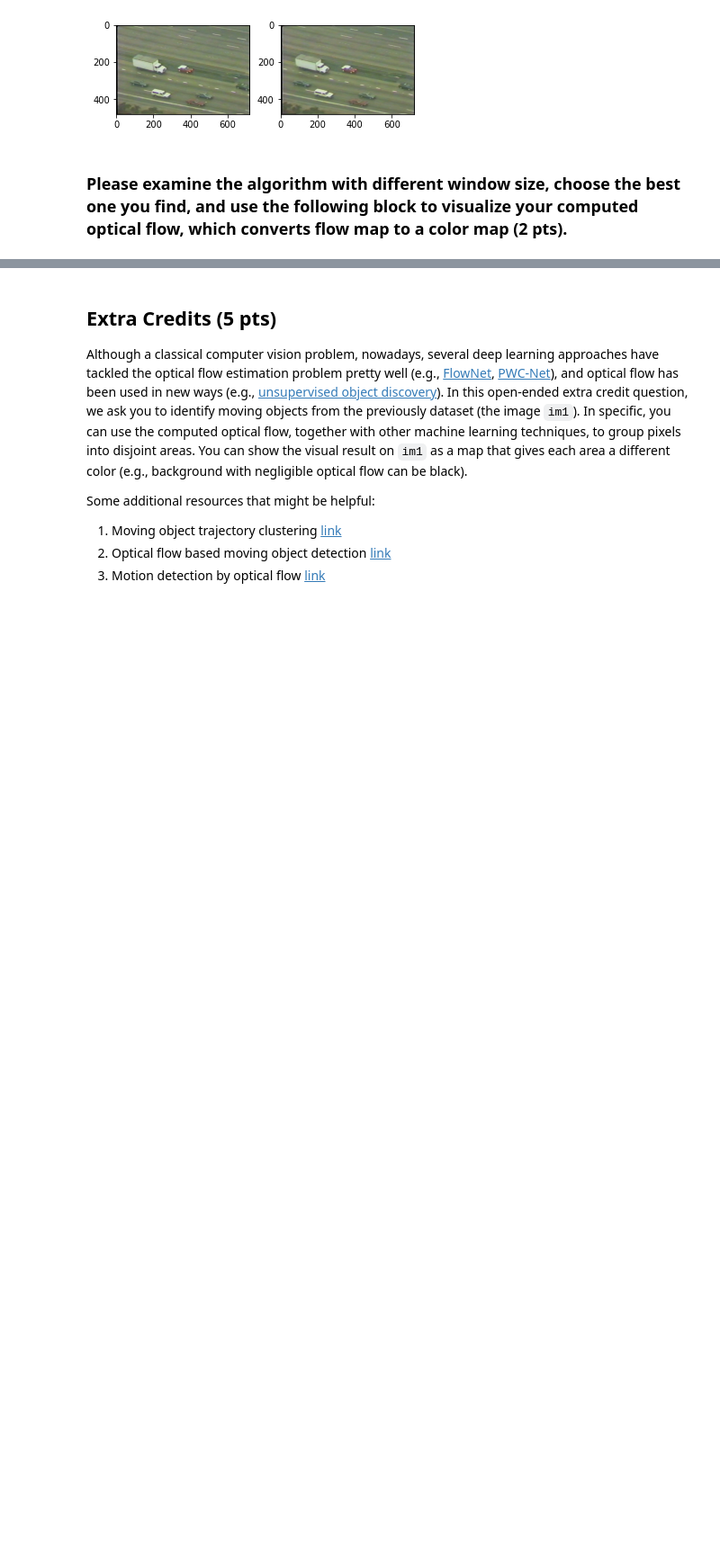
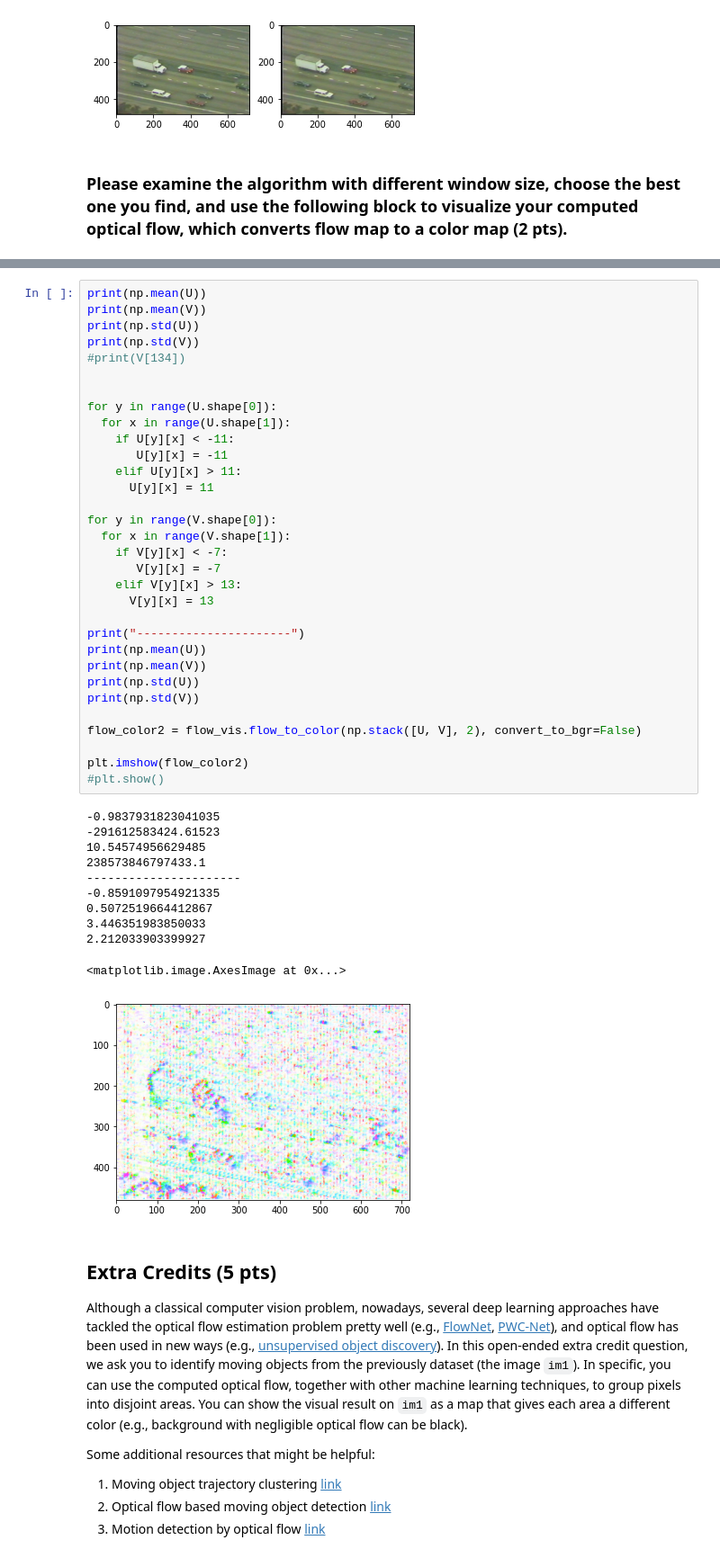
Before and after one commit to DanielGao98/Computer-Vision, a Jupyter notebook: HW4.ipynb, the cells around one changed output, grey strips where cells are left out. Shown at 90% size. Drawn from its saved outputs; the diff is of its cells as text; blank space fills up the shorter version.

```diff
--- a/HW4.ipynb
+++ b/HW4.ipynb
@@ -457,3 +493,47 @@ TypeError: ignored
+# %%
+print(np.mean(U))
+print(np.mean(V))
+print(np.std(U))
+print(np.std(V))
+#print(V[134])
+
+
+for y in range(U.shape[0]):
+  for x in range(U.shape[1]):
+    if U[y][x] < -11:
+       U[y][x] = -11
+    elif U[y][x] > 11:
+      U[y][x] = 11
+
+for y in range(V.shape[0]):
+  for x in range(V.shape[1]):
+    if V[y][x] < -7:
+       V[y][x] = -7
+    elif V[y][x] > 13:
+      V[y][x] = 13
+
+print("----------------------")
+print(np.mean(U))
+print(np.mean(V))
+print(np.std(U))
+print(np.std(V))
+
+flow_color2 = flow_vis.flow_to_color(np.stack([U, V], 2), convert_to_bgr=False)
+
+plt.imshow(flow_color2)
+#plt.show()
+# %% [output]
+-0.9837931823041035
+-291612583424.61523
+10.54574956629485
+238573846797433.1
+----------------------
+-0.8591097954921335
+0.5072519664412867
+3.446351983850033
+2.212033903399927
+<matplotlib.image.AxesImage at 0x...>
+[figure, added]
 # %% [markdown]
 ## Extra Credits (5 pts)
 Although a classical computer vision problem, nowadays, several deep learning approaches have tackled the optical flow estimation problem pretty well (e.g., [FlowNet](https://towardsdatascience.com/a-brief-review-of-flownet-dca6bd574de0), [PWC-Net](https://arxiv.org/abs/1709.02371)), and optical flow has been used in new ways (e.g., [unsupervised object discovery](https://openaccess.thecvf.com/content_CVPR_2019/papers/Xie_Object_Discovery_in_Videos_as_Foreground_Motion_Clustering_CVPR_2019_paper.pdf)). In this open-ended extra credit question, we ask you to identify moving objects from the previously dataset (the image `im1`). In specific, you can use the computed optical flow, together with other machine learning techniques, to group pixels into disjoint areas. You can show the visual result on `im1` as a map that gives each area a different color (e.g., background with negligible optical flow can be black).
```
Also changed, not shown: parts of 5 cells of this notebook.
